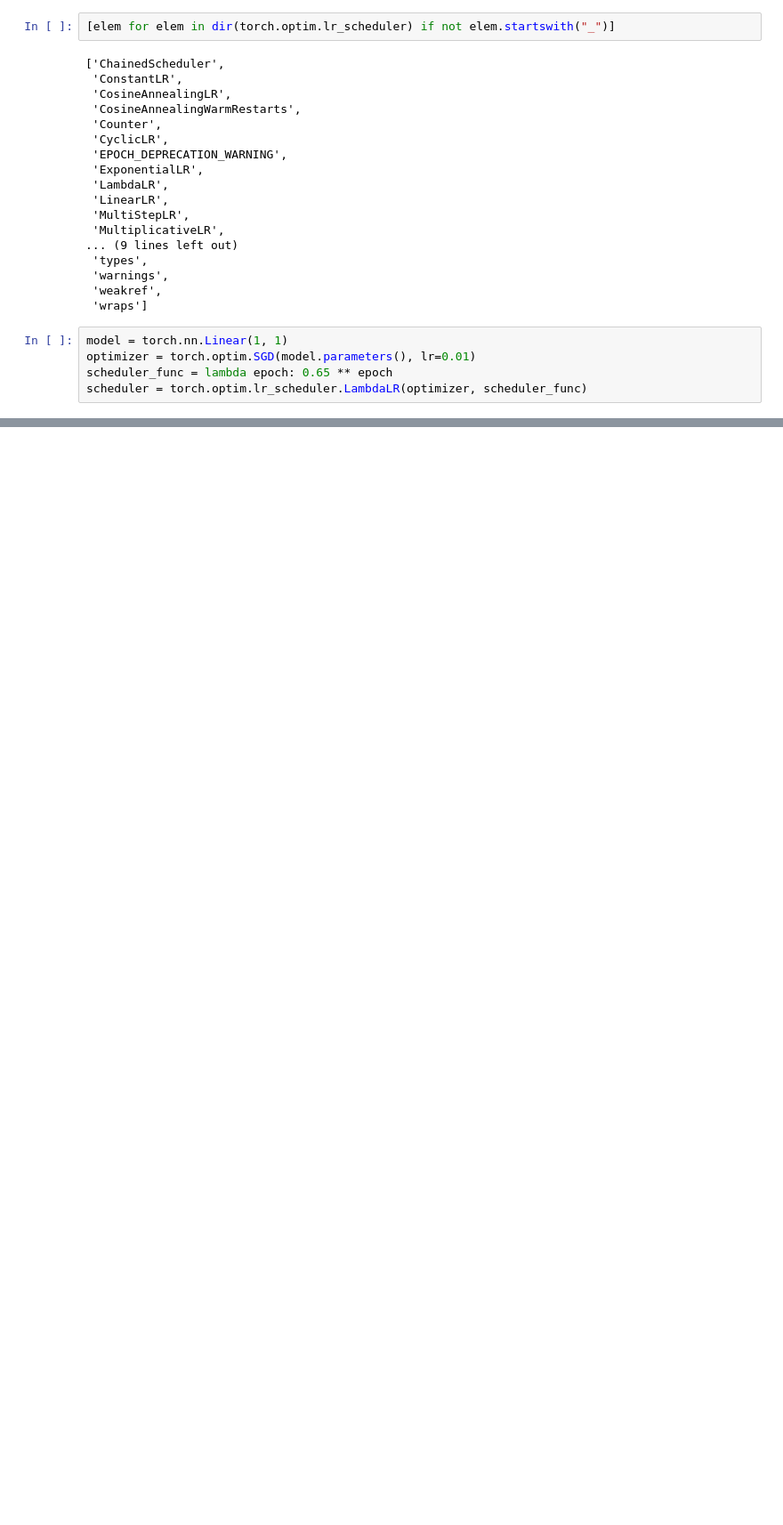
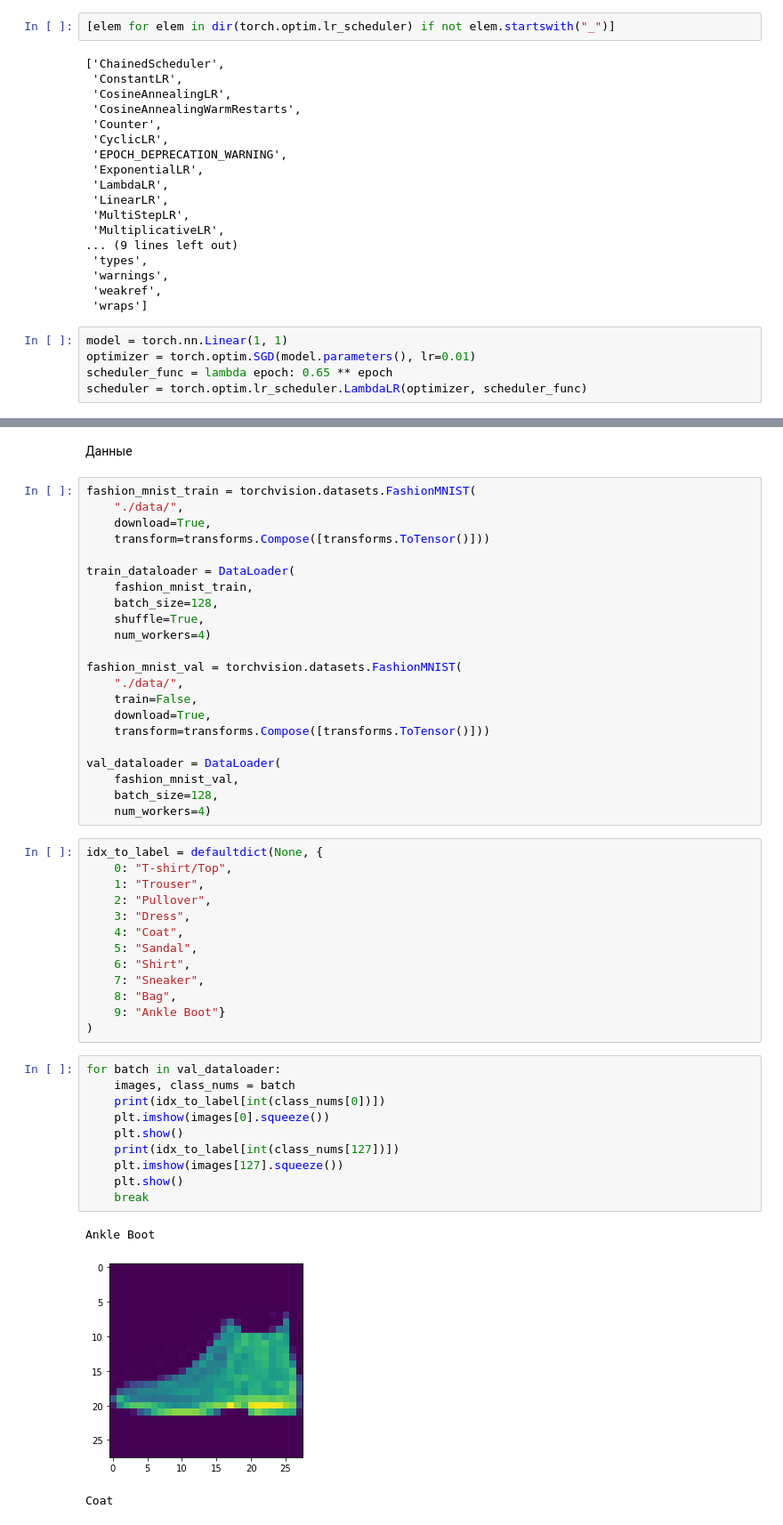
Before and after one commit to kopytovda/DeepLearning, a Jupyter notebook: Optimizations.ipynb, the cells around one changed output, grey strips where cells are left out. Shown at 89% size. Drawn from its saved outputs; the diff is of its cells as text; blank space fills up the shorter version.

```diff
--- a/Optimizations.ipynb
+++ b/Optimizations.ipynb
@@ -178,0 +225,51 @@ def get_simple_model_optimizer():
+# %% [markdown]
+Данные
+# %%
+fashion_mnist_train = torchvision.datasets.FashionMNIST(
+    "./data/",
+    download=True,
+    transform=transforms.Compose([transforms.ToTensor()]))
+
+train_dataloader = DataLoader(
+    fashion_mnist_train,
+    batch_size=128,
+    shuffle=True,
+    num_workers=4)
+
+fashion_mnist_val = torchvision.datasets.FashionMNIST(
+    "./data/",
+    train=False,
+    download=True,
+    transform=transforms.Compose([transforms.ToTensor()]))
+
+val_dataloader = DataLoader(
+    fashion_mnist_val,
+    batch_size=128,
+    num_workers=4)
+# %%
+idx_to_label = defaultdict(None, {
+    0: "T-shirt/Top",
+    1: "Trouser",
+    2: "Pullover",
+    3: "Dress",
+    4: "Coat",
+    5: "Sandal",
+    6: "Shirt",
+    7: "Sneaker",
+    8: "Bag",
+    9: "Ankle Boot"}
+)
+# %%
+for batch in val_dataloader:
+    images, class_nums = batch
+    print(idx_to_label[int(class_nums[0])])
+    plt.imshow(images[0].squeeze())
+    plt.show()
+    print(idx_to_label[int(class_nums[127])])
+    plt.imshow(images[127].squeeze())
+    plt.show()
+    break
+# %% [output]
+Ankle Boot
+[figure, added]
+Coat
```
Also changed, not shown: parts of 18 cells of this notebook.
